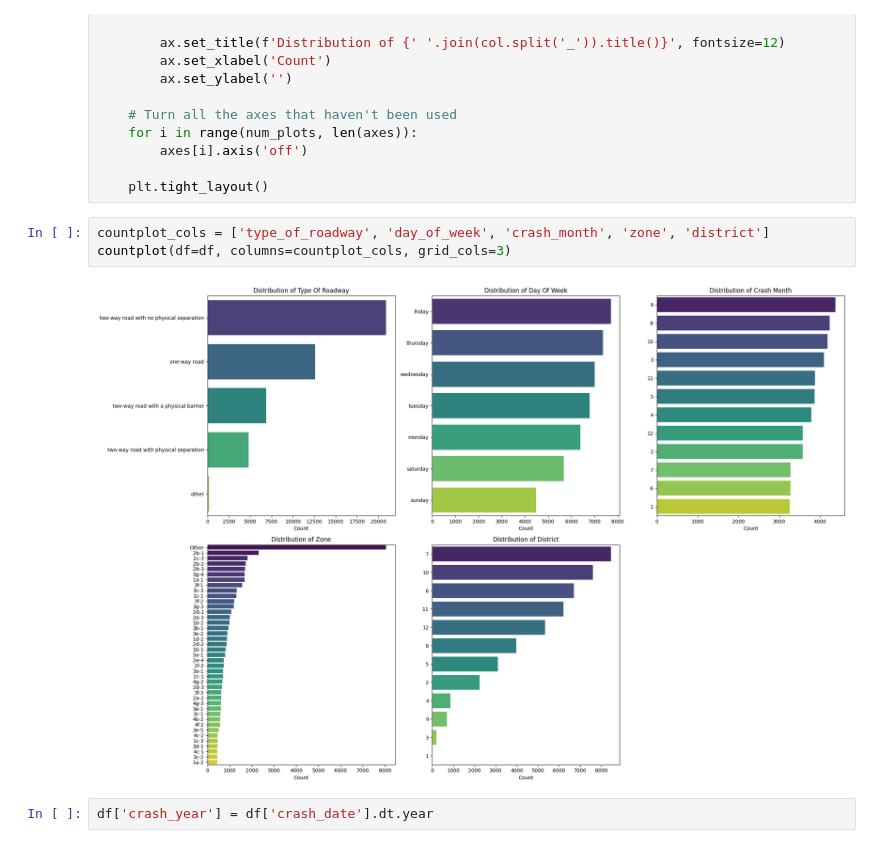
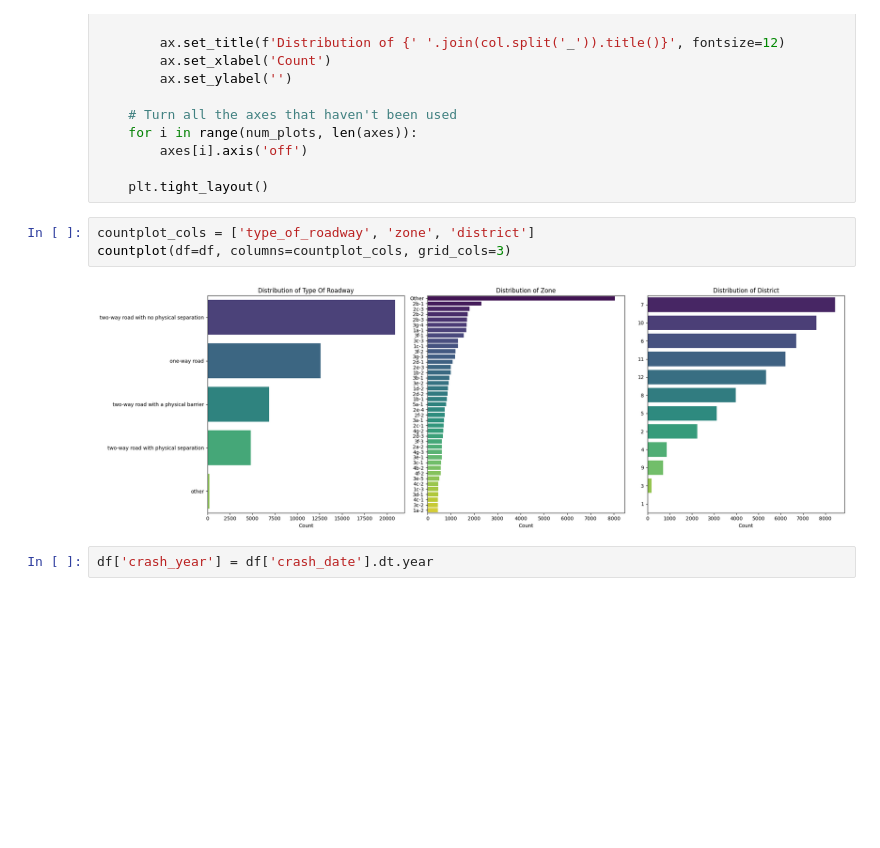
Before and after one commit to ashishkhanal30/dataMining, a Jupyter notebook: visualization.ipynb, the cells around one changed output. Drawn from its saved outputs; the diff is of its cells as text; blank space fills up the shorter version.

```diff
--- a/visualization.ipynb
+++ b/visualization.ipynb
@@ -72,9 +74,9 @@ def countplot(df: pd.DataFrame, columns: list, grid_cols: int=2, palette: str='v
 
     plt.tight_layout()
 # %%
-countplot_cols = ['type_of_roadway', 'day_of_week', 'crash_month', 'zone', 'district']
+countplot_cols = ['type_of_roadway', 'zone', 'district']
 countplot(df=df, columns=countplot_cols, grid_cols=3)
 # %% [output]
-[figure, old version]
+[figure, new version]
 # %%
 df['crash_year'] = df['crash_date'].dt.year
```
Also changed, not shown: parts of 7 cells of this notebook, 1 other file.
